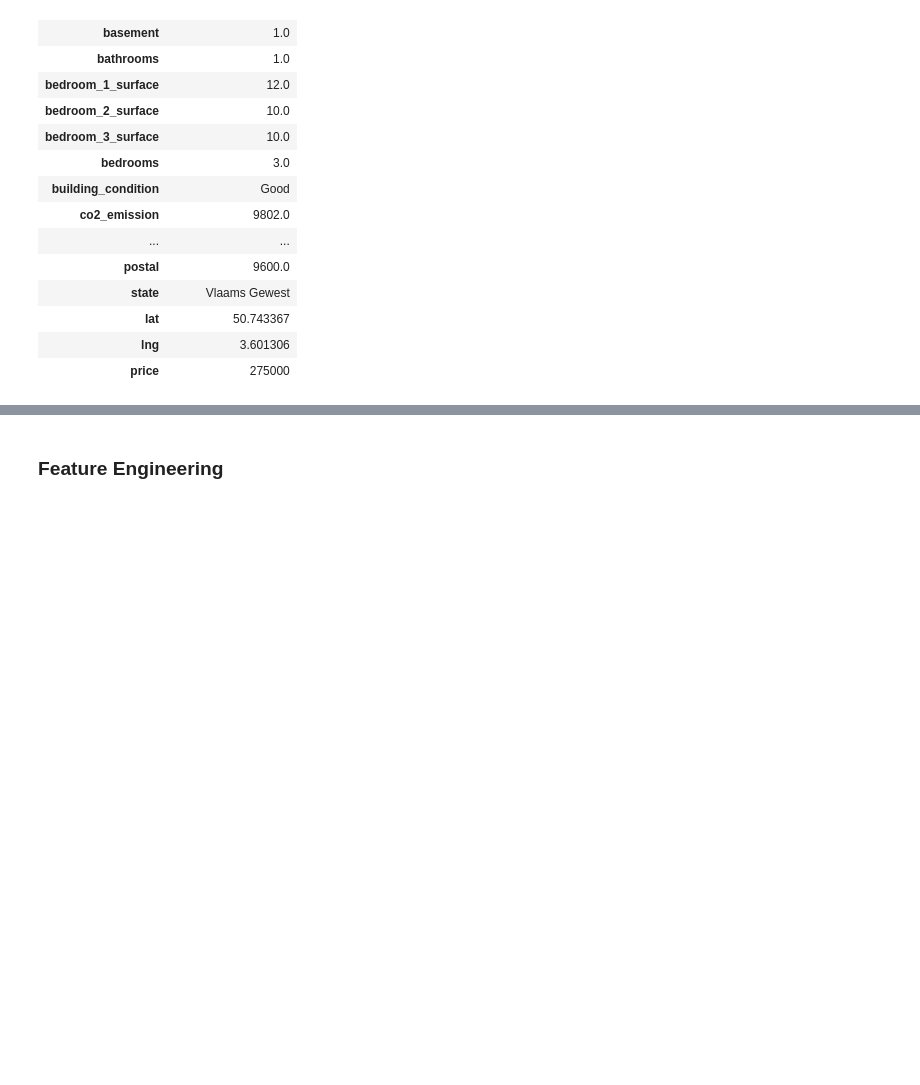
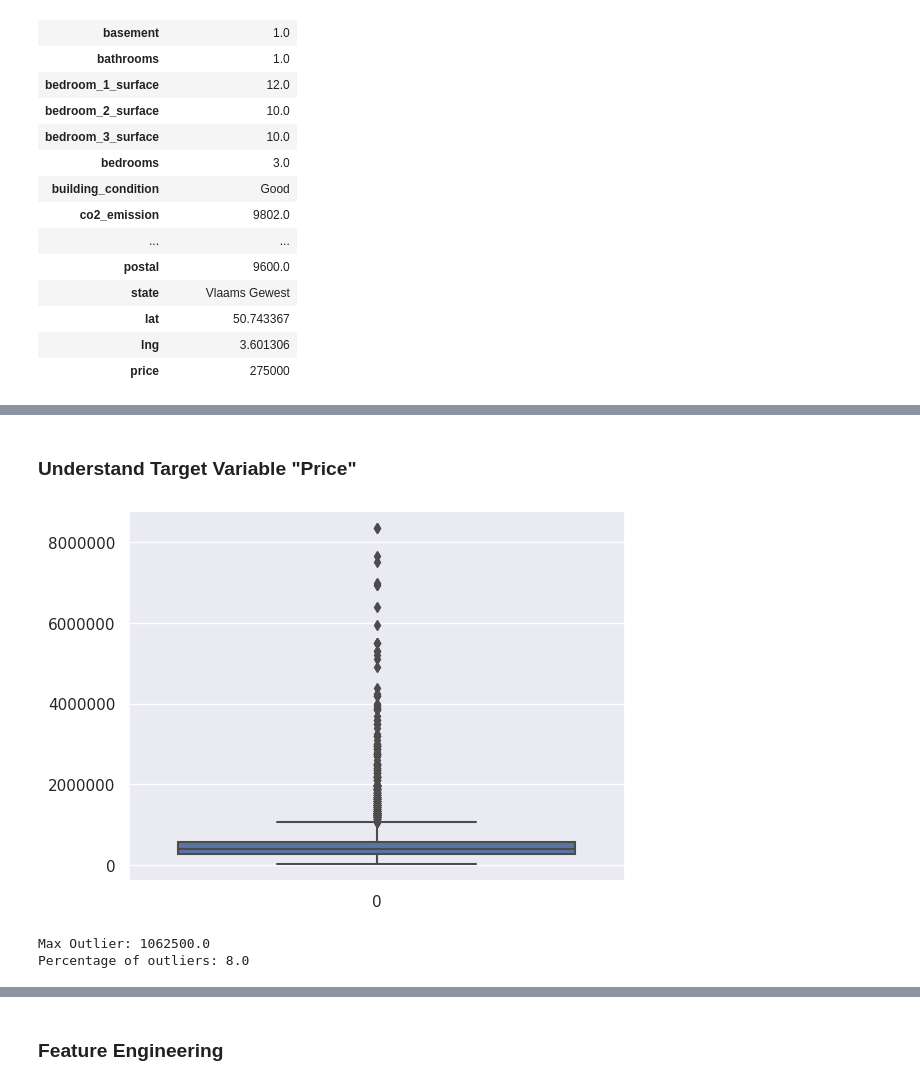
Before and after one commit to wa-le/BE-Properties-Regression, a Jupyter notebook: be_properties.ipynb, the cells around one changed output, grey strips where cells are left out. Cells and saved outputs as stored; diff of their text form; code cells hidden in the pictures; blank space fills up the shorter version.

```diff
--- a/be_properties.ipynb
+++ b/be_properties.ipynb
@@ -236,0 +258,19 @@ housing_df.head(1).T
+# %% [markdown]
+### Understand Target Variable "Price"
+# %%
+sns.boxplot(housing_df["price"])
+plt.ticklabel_format(style='plain', axis='y')
+plt.show();
+# %% [output]
+[figure, added]
+# %%
+q1 = np.percentile(housing_df['price'], 25)
+q3 = np.percentile(housing_df['price'], 75)
+iqr = q3 - q1
+max_outlier = q3 + 1.5*iqr
+print(f"Max Outlier: {max_outlier}")
+num_outliers = housing_df[housing_df['price'] > max_outlier].shape[0]
+print(f"Percentage of outliers: {100*round(num_outliers/housing_df.shape[0], 2)}")
+# %% [output]
+Max Outlier: 1062500.0
+Percentage of outliers: 8.0
```
Also changed, not shown: parts of 36 cells of this notebook.
